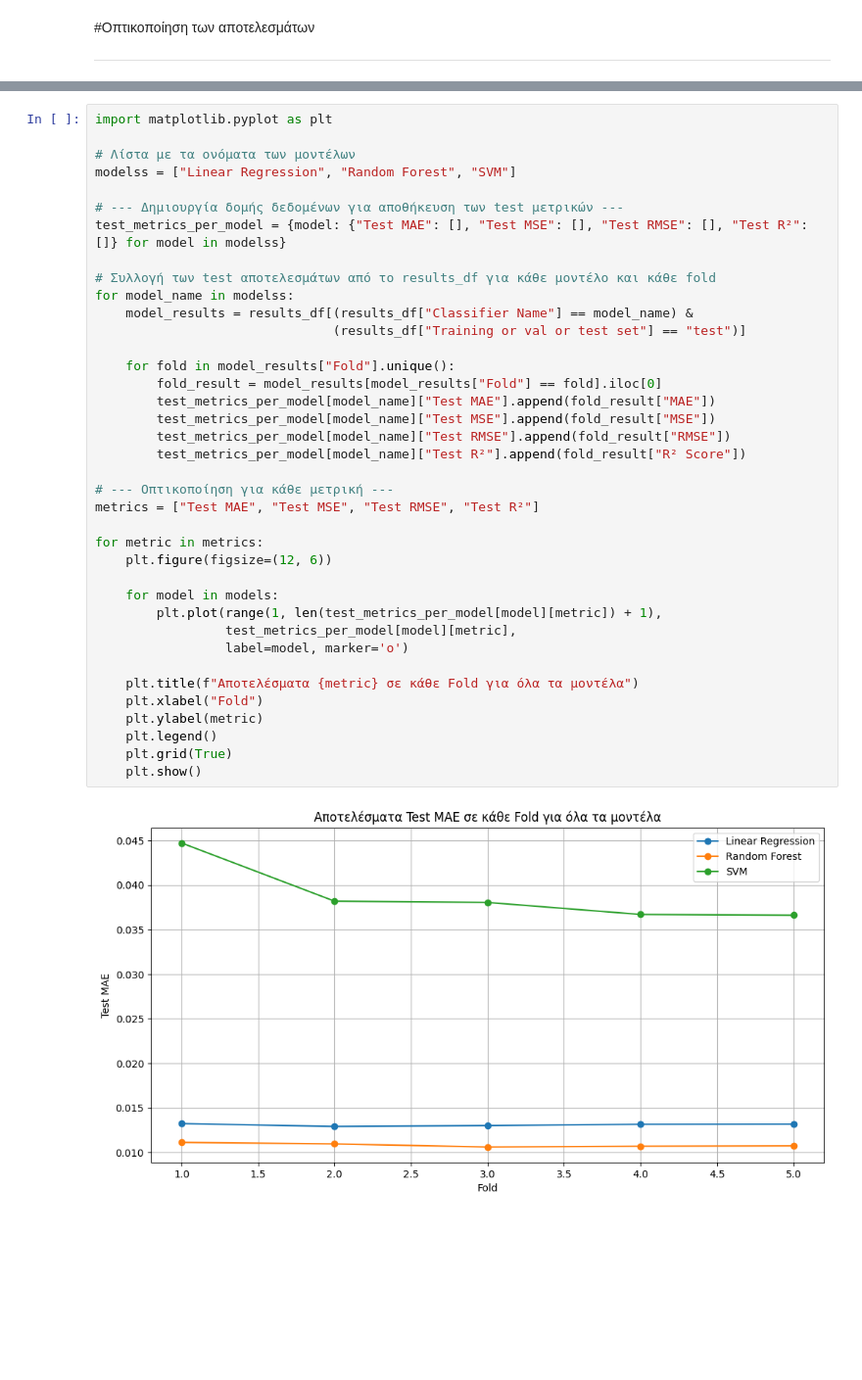
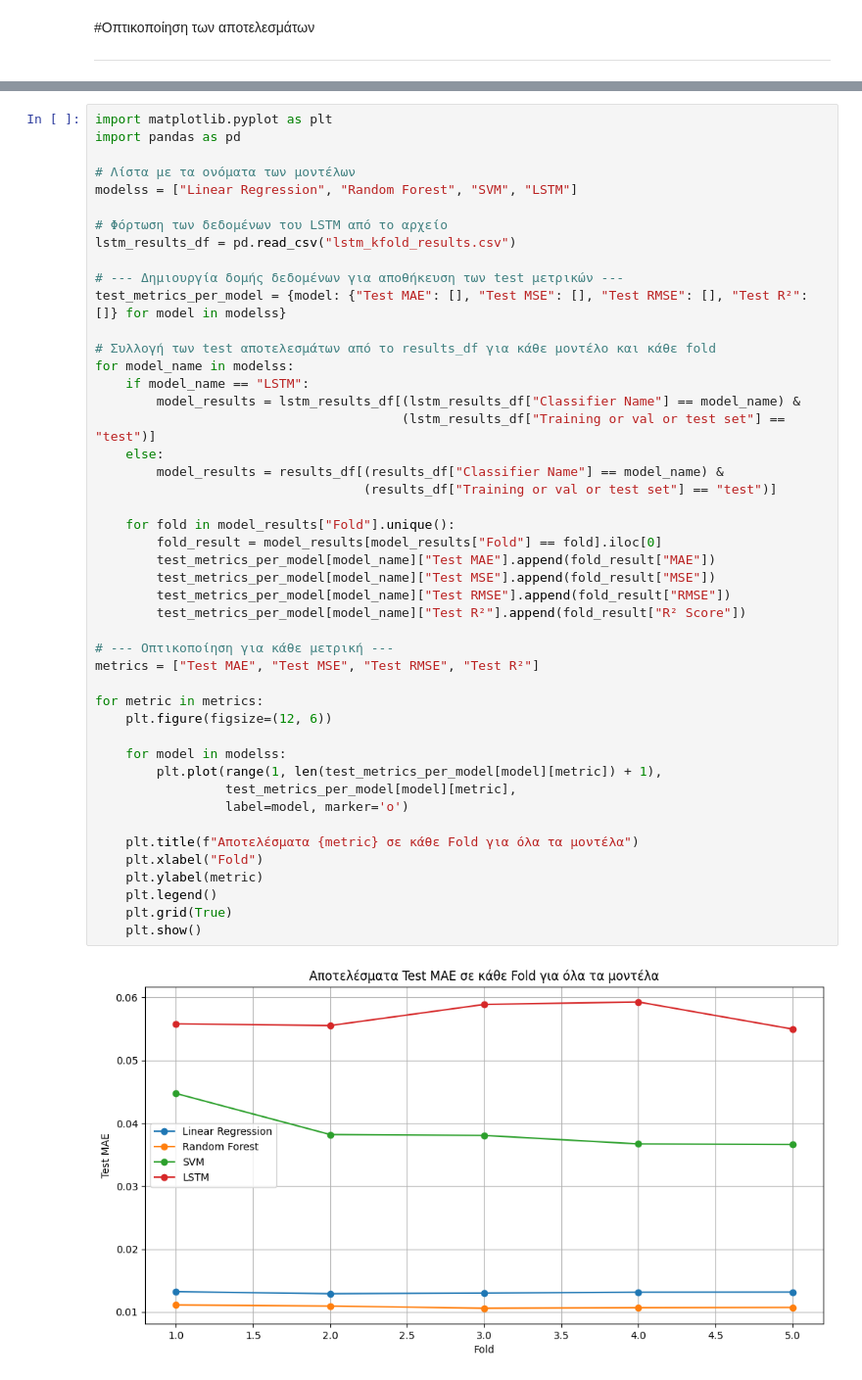
Before and after one commit to chrisaMel/Machine-Learning, a Jupyter notebook: BitCoinApallaktiki.ipynb, the cells around one changed output, grey strips where cells are left out. Shown at 98% size. Drawn from its saved outputs; the diff is of its cells as text; blank space fills up the shorter version.

```diff
--- a/BitCoinApallaktiki.ipynb
+++ b/BitCoinApallaktiki.ipynb
@@ -554,40 +919,48 @@ for model_name in models.keys():
 # %%
 import matplotlib.pyplot as plt
+import pandas as pd
 
 # Λίστα με τα ονόματα των μοντέλων
-modelss = ["Linear Regression", "Random Forest", "SVM"]
+modelss = ["Linear Regression", "Random Forest", "SVM", "LSTM"]
+
+# Φόρτωση των δεδομένων του LSTM από το αρχείο
+lstm_results_df = pd.read_csv("lstm_kfold_results.csv")
 
 # --- Δημιουργία δομής δεδομένων για αποθήκευση των test μετρικών ---
 test_metrics_per_model = {model: {"Test MAE": [], "Test MSE": [], "Test RMSE": [], "Test R²": []} for model in modelss}
 
 # Συλλογή των test αποτελεσμάτων από το results_df για κάθε μοντέλο και κάθε fold
 for model_name in modelss:
-    model_results = results_df[(results_df["Classifier Name"] == model_name) &
-                               (results_df["Training or val or test set"] == "test")]
+    if model_name == "LSTM":
+        model_results = lstm_results_df[(lstm_results_df["Classifier Name"] == model_name) &
+                                        (lstm_results_df["Training or val or test set"] == "test")]
+    else:
+        model_results = results_df[(results_df["Classifier Name"] == model_name) &
+                                   (results_df["Training or val or test set"] == "test")]
 
     for fold in model_results["Fold"].unique():
         fold_result = model_results[model_results["Fold"] == fold].iloc[0]
         test_metrics_per_model[model_name]["Test MAE"].append(fold_result["MAE"])
         test_metrics_per_model[model_name]["Test MSE"].append(fold_result["MSE"])
         test_metrics_per_model[model_name]["Test RMSE"].append(fold_result["RMSE"])
         test_metrics_per_model[model_name]["Test R²"].append(fold_result["R² Score"])
 
 # --- Οπτικοποίηση για κάθε μετρική ---
 metrics = ["Test MAE", "Test MSE", "Test RMSE", "Test R²"]
 
 for metric in metrics:
     plt.figure(figsize=(12, 6))
 
-    for model in models:
+    for model in modelss:
         plt.plot(range(1, len(test_metrics_per_model[model][metric]) + 1),
                  test_metrics_per_model[model][metric],
                  label=model, marker='o')
 
     plt.title(f"Αποτελέσματα {metric} σε κάθε Fold για όλα τα μοντέλα")
     plt.xlabel("Fold")
     plt.ylabel(metric)
     plt.legend()
     plt.grid(True)
     plt.show()
 # %% [output]
-[figure, old version]
+[figure, new version]
```
Also changed, not shown: parts of 22 cells of this notebook.
